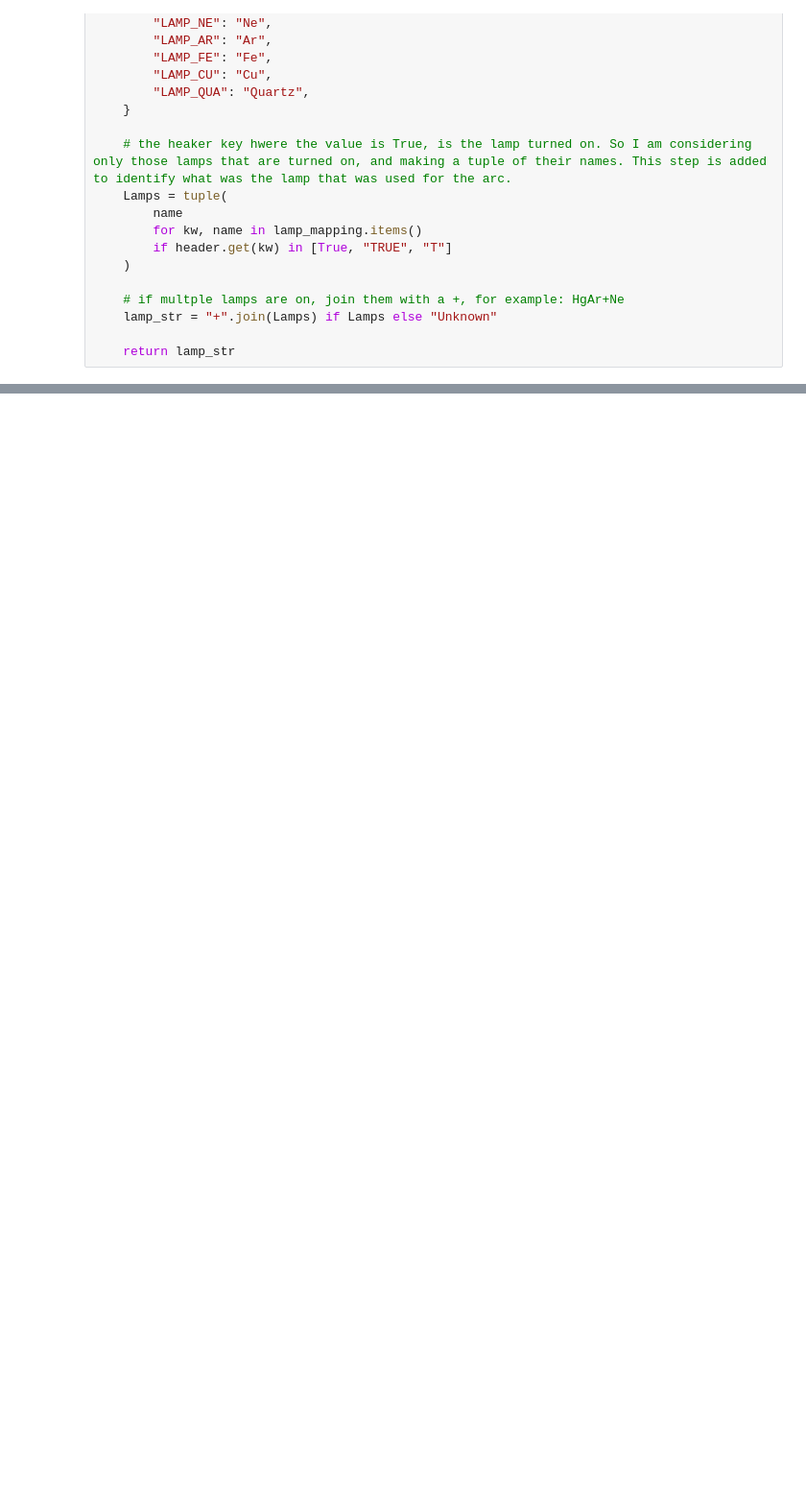
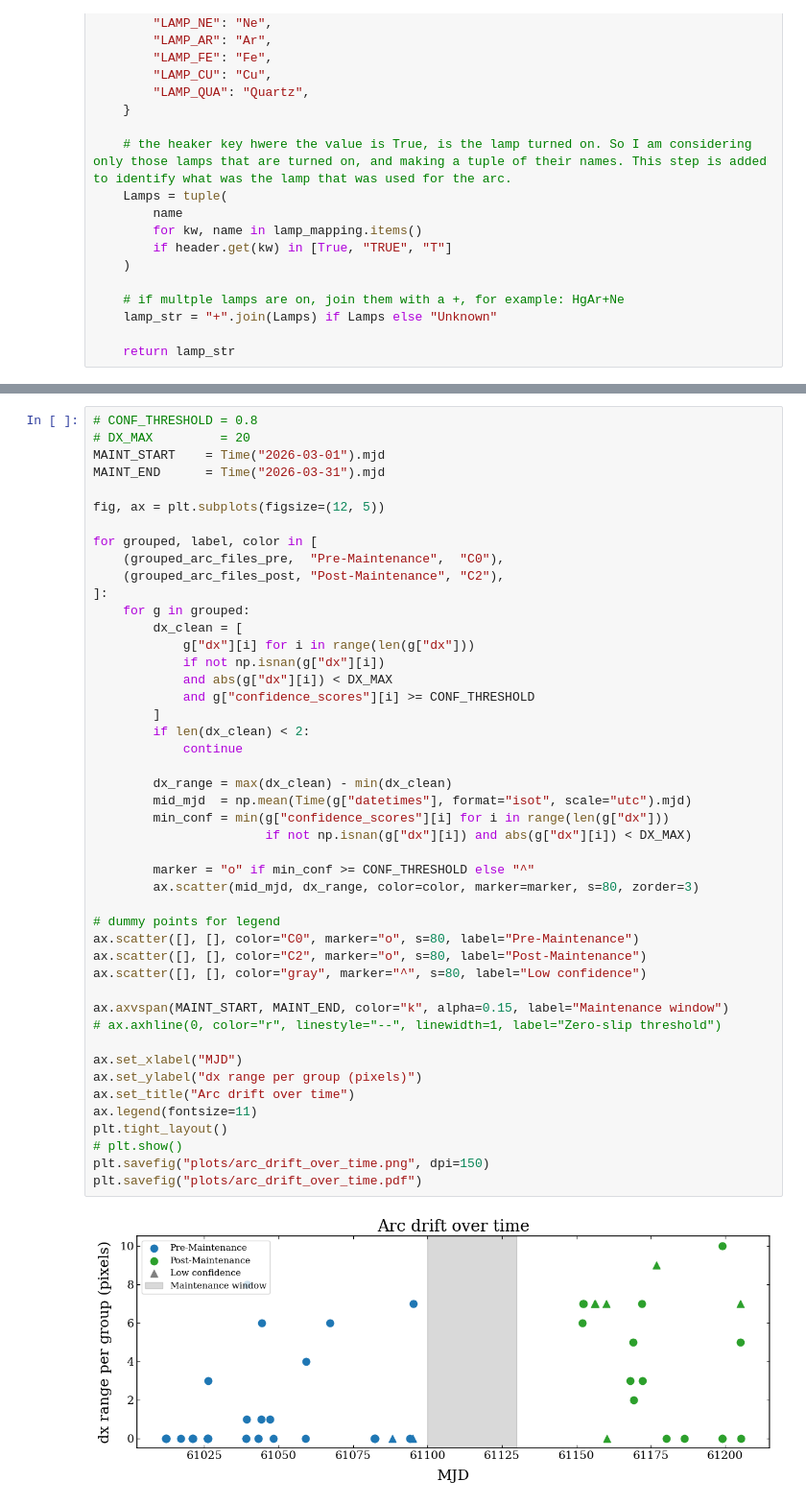
Before and after one commit to anirudhsalgundi/soar_mask_slip_study, a Jupyter notebook: soar_mask_slip_analysis.ipynb, the cells around one changed output, grey strips where cells are left out. Shown at 96% size. Cells and saved outputs as stored; diff of their text form; blank space fills up the shorter version.

```diff
--- a/soar_mask_slip_analysis.ipynb
+++ b/soar_mask_slip_analysis.ipynb
@@ -2537,0 +700,48 @@ for group in grouped_arc_files:
+# %%
+# CONF_THRESHOLD = 0.8
+# DX_MAX         = 20
+MAINT_START    = Time("2026-03-01").mjd
+MAINT_END      = Time("2026-03-31").mjd
+
+fig, ax = plt.subplots(figsize=(12, 5))
+
+for grouped, label, color in [
+    (grouped_arc_files_pre,  "Pre-Maintenance",  "C0"),
+    (grouped_arc_files_post, "Post-Maintenance", "C2"),
+]:
+    for g in grouped:
+        dx_clean = [
+            g["dx"][i] for i in range(len(g["dx"]))
+            if not np.isnan(g["dx"][i])
+            and abs(g["dx"][i]) < DX_MAX
+            and g["confidence_scores"][i] >= CONF_THRESHOLD
+        ]
+        if len(dx_clean) < 2:
+            continue
+
+        dx_range = max(dx_clean) - min(dx_clean)
+        mid_mjd  = np.mean(Time(g["datetimes"], format="isot", scale="utc").mjd)
+        min_conf = min(g["confidence_scores"][i] for i in range(len(g["dx"]))
+                       if not np.isnan(g["dx"][i]) and abs(g["dx"][i]) < DX_MAX)
+
+        marker = "o" if min_conf >= CONF_THRESHOLD else "^"
+        ax.scatter(mid_mjd, dx_range, color=color, marker=marker, s=80, zorder=3)
+
+# dummy points for legend
+ax.scatter([], [], color="C0", marker="o", s=80, label="Pre-Maintenance")
+ax.scatter([], [], color="C2", marker="o", s=80, label="Post-Maintenance")
+ax.scatter([], [], color="gray", marker="^", s=80, label="Low confidence")
+
+ax.axvspan(MAINT_START, MAINT_END, color="k", alpha=0.15, label="Maintenance window")
+# ax.axhline(0, color="r", linestyle="--", linewidth=1, label="Zero-slip threshold")
+
+ax.set_xlabel("MJD")
+ax.set_ylabel("dx range per group (pixels)")
+ax.set_title("Arc drift over time")
+ax.legend(fontsize=11)
+plt.tight_layout()
+# plt.show()
+plt.savefig("plots/arc_drift_over_time.png", dpi=150)
+plt.savefig("plots/arc_drift_over_time.pdf")
+# %% [output]
+[figure, added]
```
Also changed, not shown: parts of 71 cells of this notebook.
